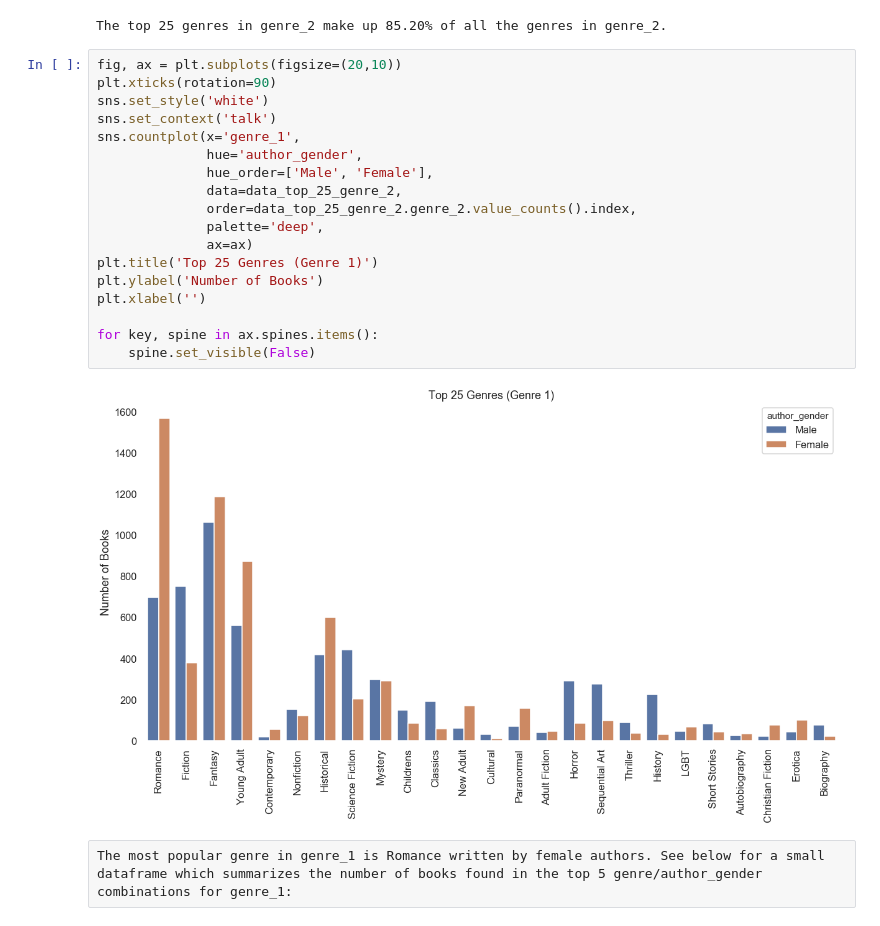
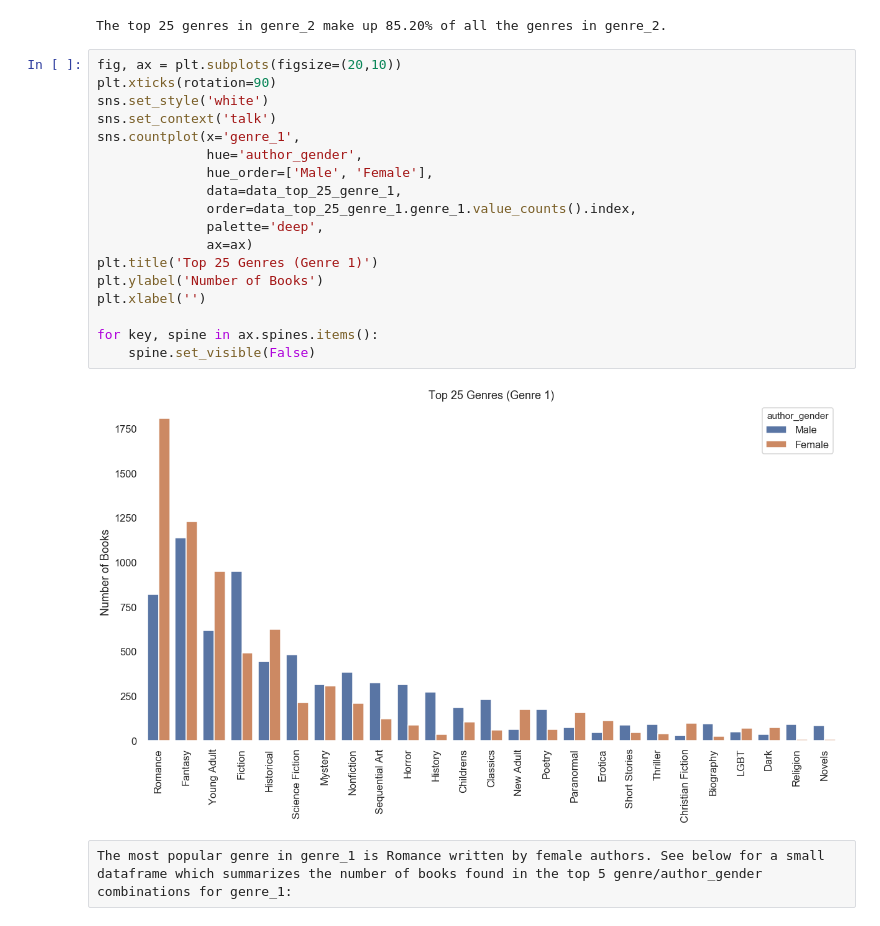
Before and after one commit to macphee227/data-projects, a Jupyter notebook: goodreads.ipynb, the cells around one changed output. Saved outputs shown, nothing was run; the diff lists cells and outputs as text.

```diff
--- a/goodreads.ipynb
+++ b/goodreads.ipynb
@@ -482,23 +482,23 @@ The top 25 genres in genre_2 make up 85.20% of all the genres in genre_2.
 # %%
 fig, ax = plt.subplots(figsize=(20,10))
 plt.xticks(rotation=90)
 sns.set_style('white')
 sns.set_context('talk')
 sns.countplot(x='genre_1',
               hue='author_gender',
               hue_order=['Male', 'Female'],
-              data=data_top_25_genre_2,
-              order=data_top_25_genre_2.genre_2.value_counts().index,
+              data=data_top_25_genre_1,
+              order=data_top_25_genre_1.genre_1.value_counts().index,
               palette='deep',
               ax=ax)
 plt.title('Top 25 Genres (Genre 1)')
 plt.ylabel('Number of Books')
 plt.xlabel('')
 
 for key, spine in ax.spines.items():
     spine.set_visible(False)
 # %% [output]
-[figure, old version]
+[figure, new version]
 # %% [raw]
 The most popular genre in genre_1 is Romance written by female authors. See below for a small dataframe which summarizes the number of books found in the top 5 genre/author_gender combinations for genre_1:
 # %%
```
Also changed, not shown: parts of 2 cells of this notebook.
